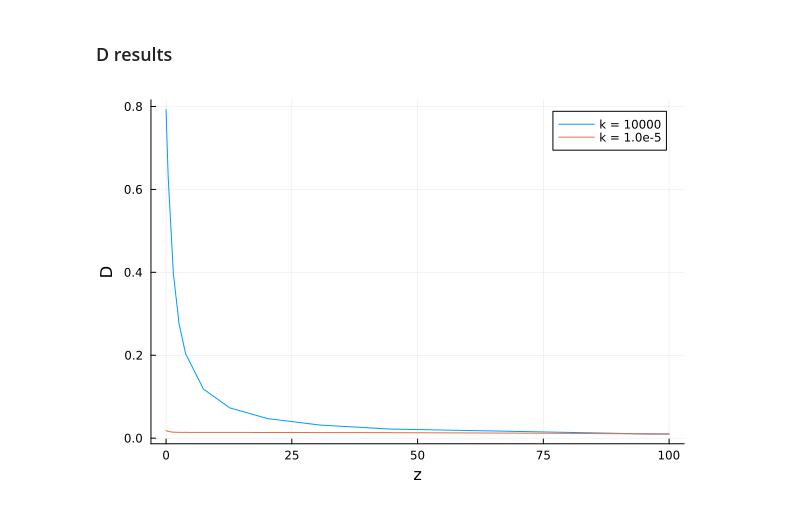
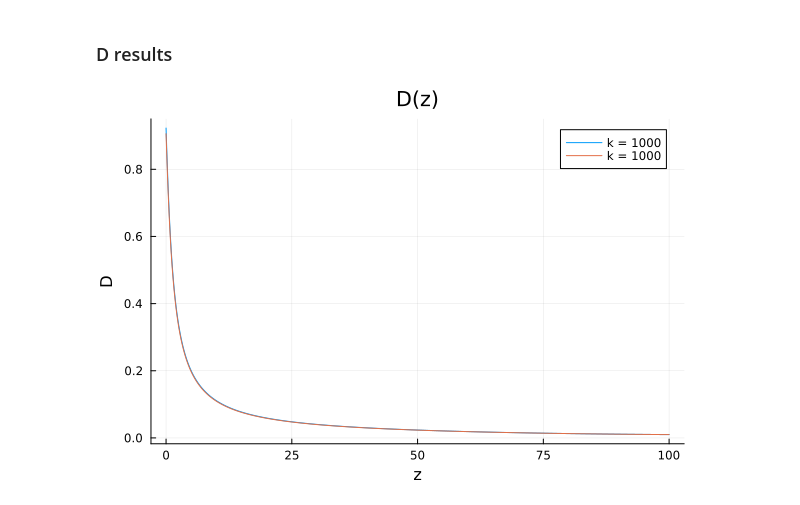
Before and after one commit to Reverse-Pyramid/Nonlocal-21cm-Cosmology, a Jupyter notebook: Nonlocal_21cm/Testing/test.ipynb, the cells around one changed output. Saved outputs shown, nothing was run; the diff lists cells and outputs as text; code cells hidden in the pictures.

```diff
--- a/Nonlocal_21cm/Testing/test.ipynb
+++ b/Nonlocal_21cm/Testing/test.ipynb
@@ -15,8 +18,8 @@ PF.plot_phi!(1000)
 [figure]
 # %% [markdown]
 ### D results
-# %%
-PF.plot_d(10000)
-PF.plot_d!(0.00001)
-# %% [output]
-[figure, removed]
+# %%
+PF.plot_d(1000)
+PFL.plot_d_LCDM!(1000)
+# %% [output]
+[figure, added]
```
Also changed, not shown: parts of 1 cell of this notebook, 2 other files.
